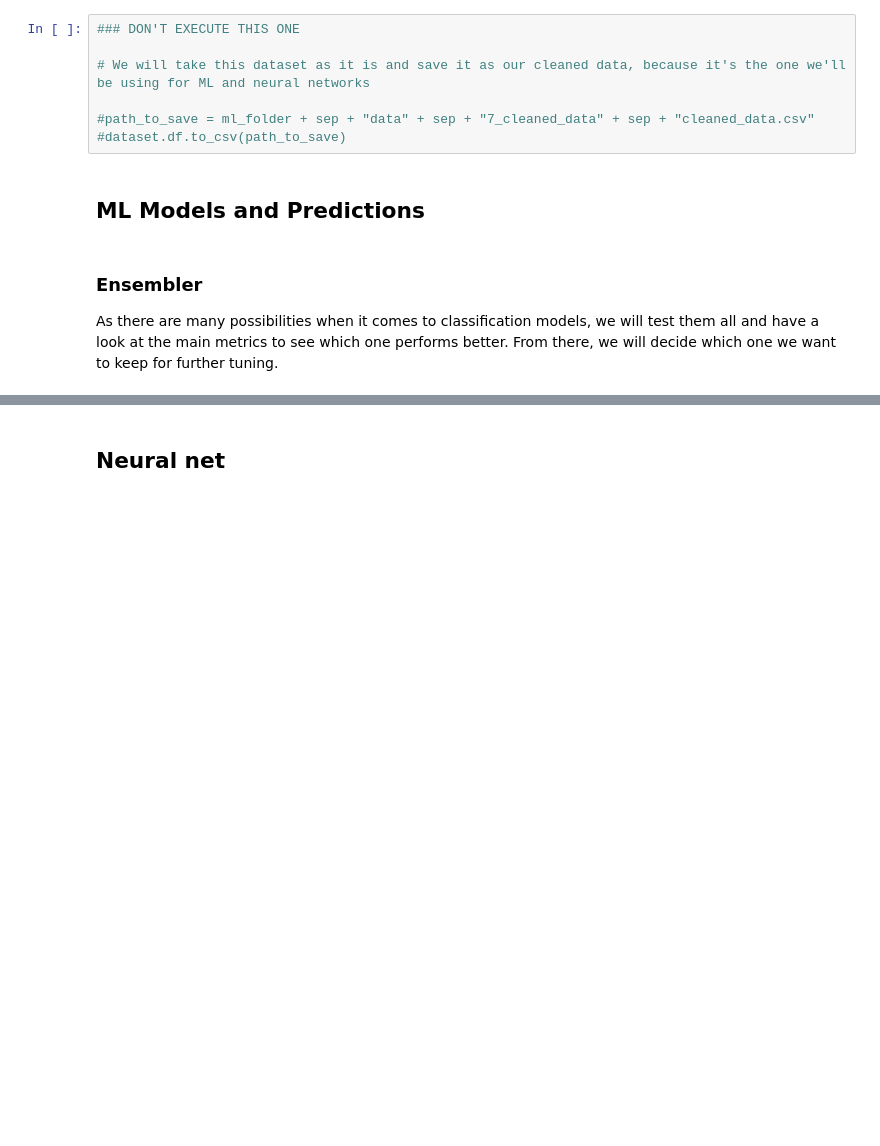
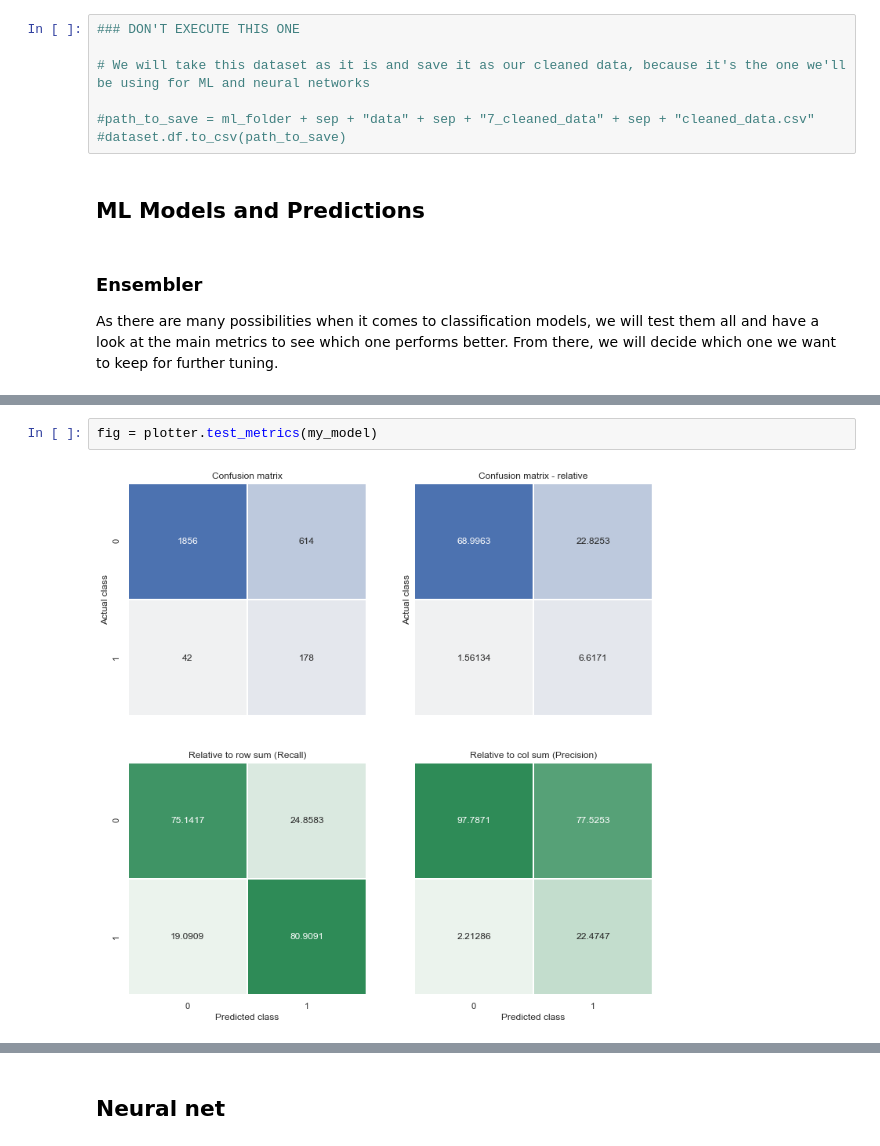
Before and after one commit to Jasc94/thebridge, a Jupyter notebook: 0_Project_ML/src/main.ipynb, the cells around one changed output, grey strips where cells are left out. Drawn from its saved outputs; the diff is of its cells as text; blank space fills up the shorter version.

```diff
--- a/0_Project_ML/src/main.ipynb
+++ b/0_Project_ML/src/main.ipynb
@@ -724,0 +541,4 @@ dtype: float64
+# %%
+fig = plotter.test_metrics(my_model)
+# %% [output]
+[figure, added]
```
Also changed, not shown: parts of 38 cells of this notebook, 28 other files.
